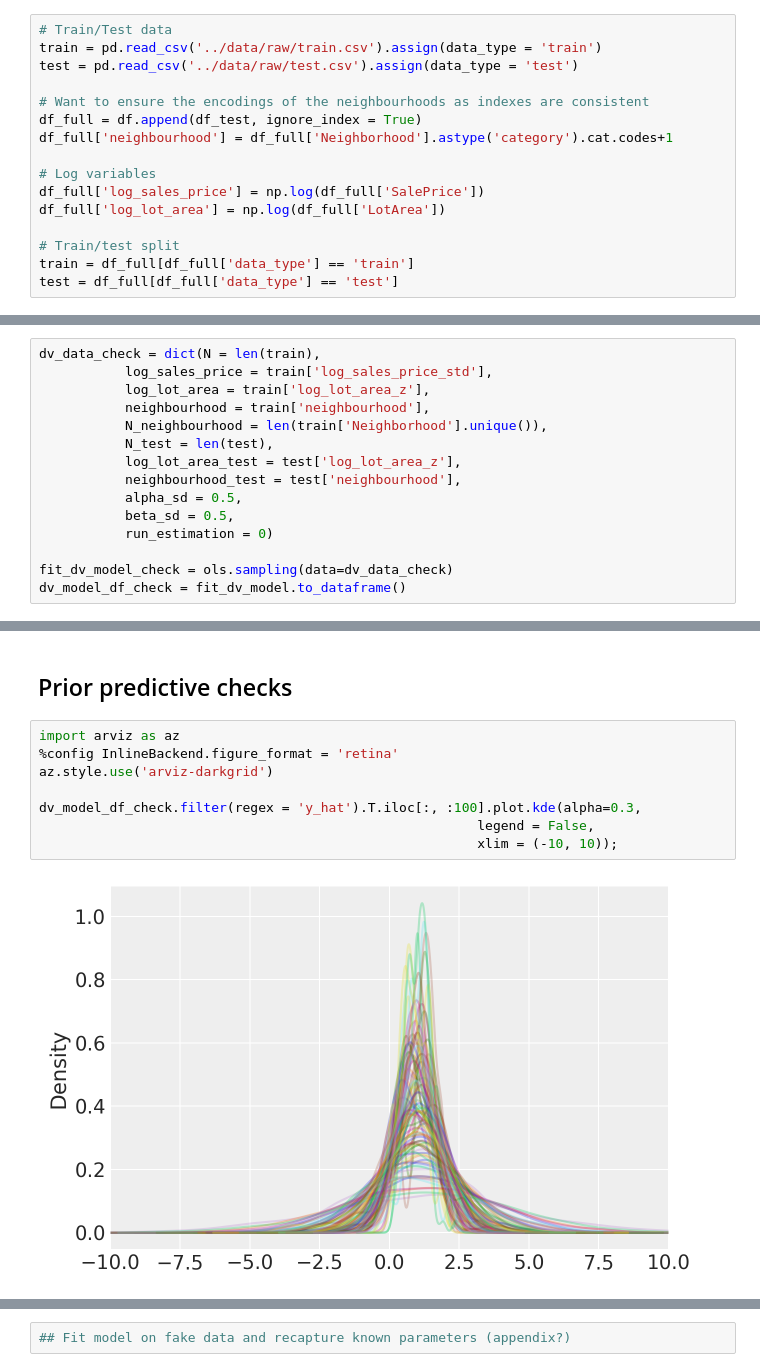
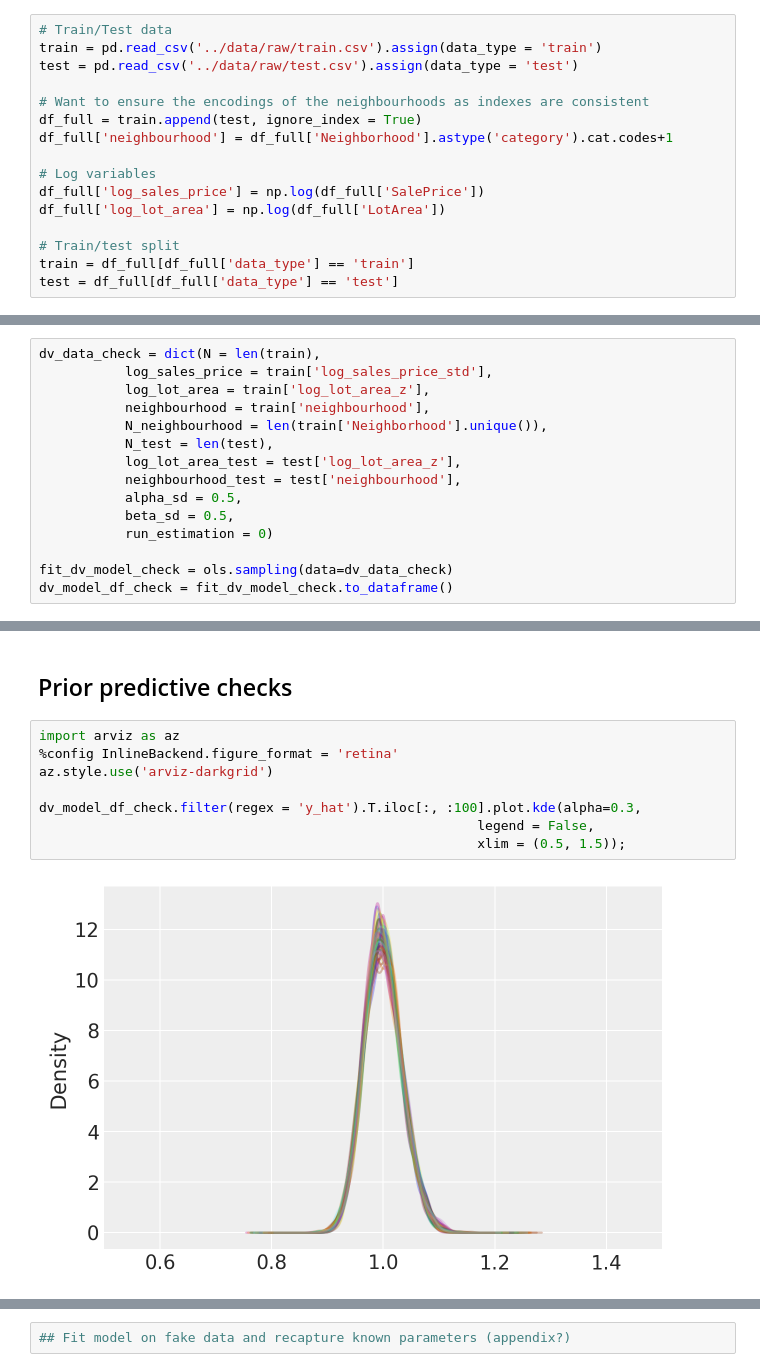
Before and after one commit to bennywee/house_prices_kaggle, a Jupyter notebook: models/dummy_variable_model.ipynb, the cells around one changed output, grey strips where cells are left out. Drawn from its saved outputs; the diff is of its cells as text.

Commit message:
completed saturated model

```diff
--- a/models/dummy_variable_model.ipynb
+++ b/models/dummy_variable_model.ipynb
@@ -29,7 +29,7 @@ train = pd.read_csv('../data/raw/train.csv').assign(data_type = 'train')
 test = pd.read_csv('../data/raw/test.csv').assign(data_type = 'test')
 
 # Want to ensure the encodings of the neighbourhoods as indexes are consistent
-df_full = df.append(df_test, ignore_index = True)
+df_full = train.append(test, ignore_index = True)
 df_full['neighbourhood'] = df_full['Neighborhood'].astype('category').cat.codes+1
 
 # Log variables
@@ -150,7 +123,7 @@ dv_data_check = dict(N = len(train),
            run_estimation = 0)
 
 fit_dv_model_check = ols.sampling(data=dv_data_check)
-dv_model_df_check = fit_dv_model.to_dataframe()
+dv_model_df_check = fit_dv_model_check.to_dataframe()
 # %% [output]
 WARNING:pystan:Maximum (flat) parameter count (1000) exceeded: skipping diagnostic tests for n_eff and Rhat.
 To run all diagnostics call pystan.check_hmc_diagnostics(fit)
@@ -159,13 +132,13 @@ To run all diagnostics call pystan.check_hmc_diagnostics(fit)
 # %%
 import arviz as az
 %config InlineBackend.figure_format = 'retina'
 az.style.use('arviz-darkgrid')
 
 dv_model_df_check.filter(regex = 'y_hat').T.iloc[:, :100].plot.kde(alpha=0.3,
                                                         legend = False,
-                                                        xlim = (-10, 10));
+                                                        xlim = (0.5, 1.5));
 # %% [output]
-[figure, old version]
+[figure, new version]
 # %%
 dv_model_df_check.filter(regex = 'y_hat').T.mean(axis = 0).plot.kde(alpha=0.3,
                                                         legend = False,
```
Also changed, not shown: parts of 18 cells of this notebook, 2 other files.
